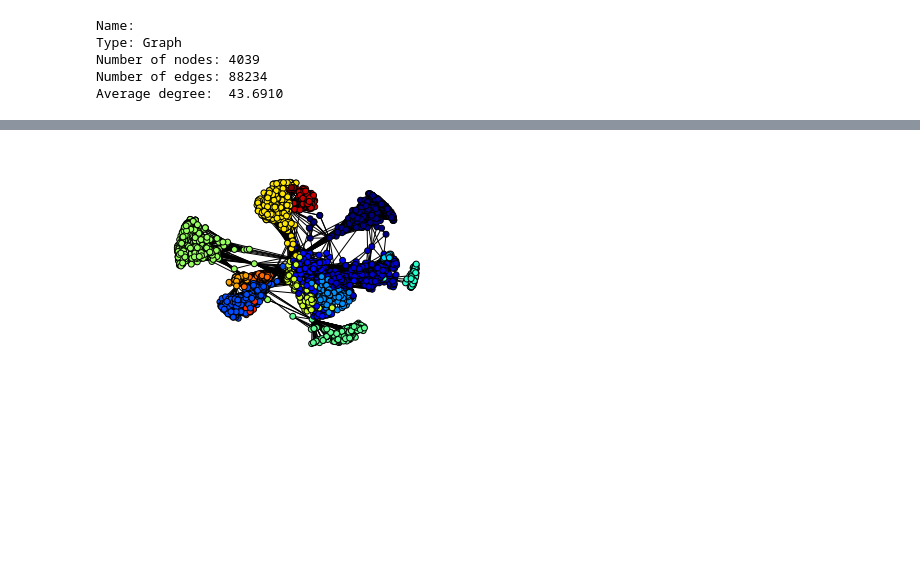
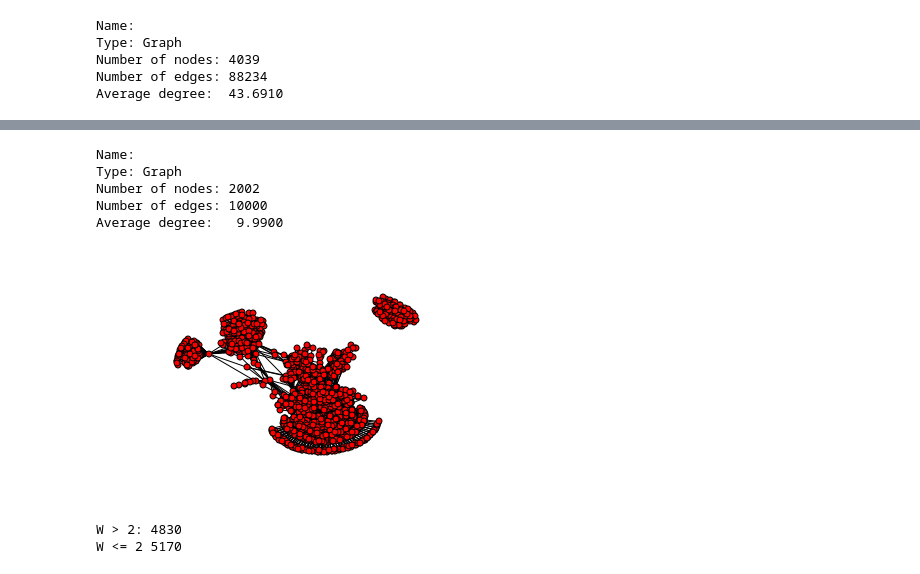
Before and after one commit to jmartinez14/fp-iga238, a Jupyter notebook: social_network_search.ipynb, the cells around one changed output, grey strips where cells are left out. Drawn from its saved outputs; the diff is of its cells as text; code cells hidden in the pictures; blank space fills up the shorter version.

```diff
--- a/social_network_search.ipynb
+++ b/social_network_search.ipynb
@@ -30,7 +43,23 @@ nx.draw_networkx(G_fb, pos = spring_pos, with_labels = False, node_size = 35)
-# %%
-parts = community.best_partition(G_fb)
-values = [parts.get(node) for node in G_fb.nodes()]
-plt.axis("off")
-nx.draw_networkx(G_fb, pos = spring_pos, cmap = plt.get_cmap("jet"), node_color = values, node_size = 35, with_labels = False)
-# %% [output]
-[figure, removed]
+# %%
+# Weighted
+G_fb_w = nx.read_weighted_edgelist("facebook_combined_first10000w.txt")
+print nx.info(G_fb_w)
+spring_pos_w = nx.spring_layout(G_fb_w)
+plt.axis("off")
+nx.draw_networkx(G_fb_w, pos = spring_pos_w, with_labels = False, node_size = 35)
+# %% [output]
+Name:
+Type: Graph
+Number of nodes: 2002
+Number of edges: 10000
+Average degree:   9.9900
+[figure, added]
+# %%
+## Data Separation
+df_over_two = [(u,v,d) for (u,v,d) in G_fb_w.edges(data=True) if d['weight'] > 2]
+df_under_two = [(u,v,d) for (u,v,d) in G_fb_w.edges(data=True) if d['weight'] <= 2]
+print "W > 2:",len(df_over_two)
+print "W <= 2",len(df_under_two)
+# %% [output]
+W > 2: 4830
+W <= 2 5170
```
Also changed, not shown: parts of 20 cells of this notebook, 7 other files.
